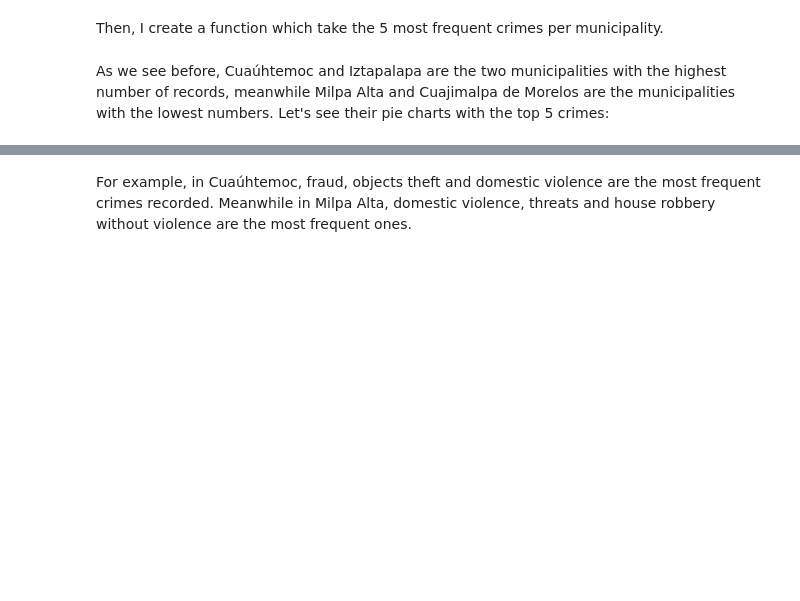
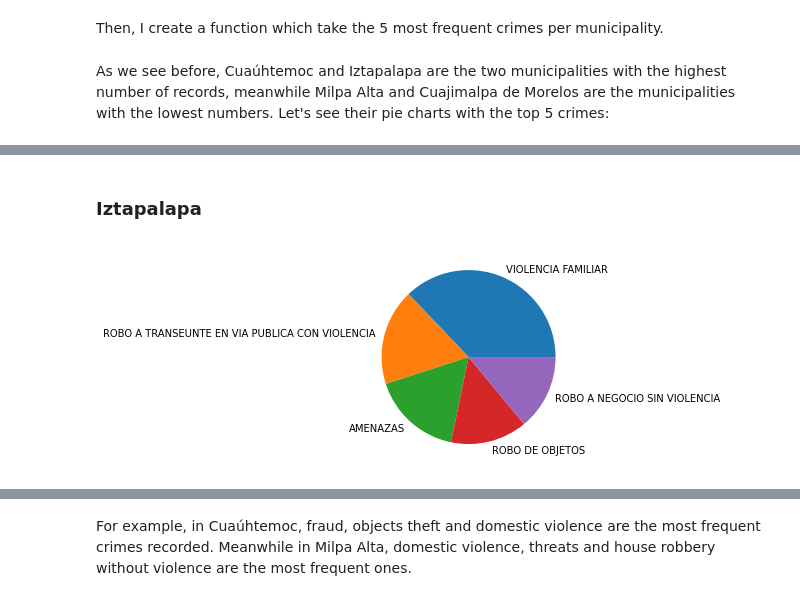
Before and after one commit to lorenaphys/CPBI, a Jupyter notebook: notebooks/Tech_interview.ipynb, the cells around one changed output, grey strips where cells are left out. Cells and saved outputs as stored; diff of their text form; code cells hidden in the pictures; blank space fills up the shorter version.

```diff
--- a/notebooks/Tech_interview.ipynb
+++ b/notebooks/Tech_interview.ipynb
@@ -83,4 +83,6 @@ def top_5_crime(alcaldia):
 As we see before, Cuaúhtemoc and Iztapalapa are the two municipalities with the highest number of records, meanwhile Milpa Alta and Cuajimalpa de Morelos are the municipalities with the lowest numbers. Let's see their pie charts with the top 5 crimes:
 # %%
 top_crime_cuauhtemoc = top_5_crime('CUAUHTEMOC')
-top_crime_iztapalapa = top_5_crime('CUAUHTEMOC')
+top_crime_iztapalapa = top_5_crime('IZTAPALAPA')
+top_crime_cuajimalpa = top_5_crime('CUAJIMALPA DE MORELOS')
+top_crime_milpa_alta = top_5_crime('MILPA ALTA')
@@ -93,0 +96,7 @@ plt.show()
+# %% [markdown]
+### Iztapalapa
+# %%
+plt.pie(top_crime_iztapalapa['size'], labels = top_crime_iztapalapa['delito'])
+plt.show()
+# %% [output]
+[figure, added]
```
Also changed, not shown: parts of 8 cells of this notebook.
